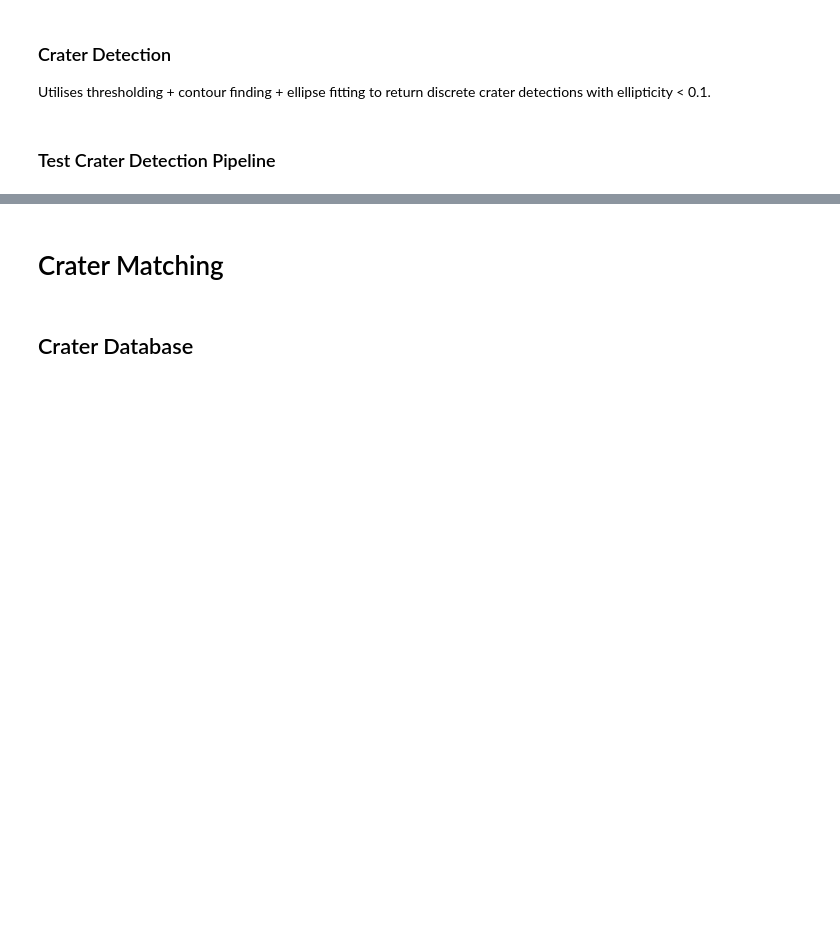
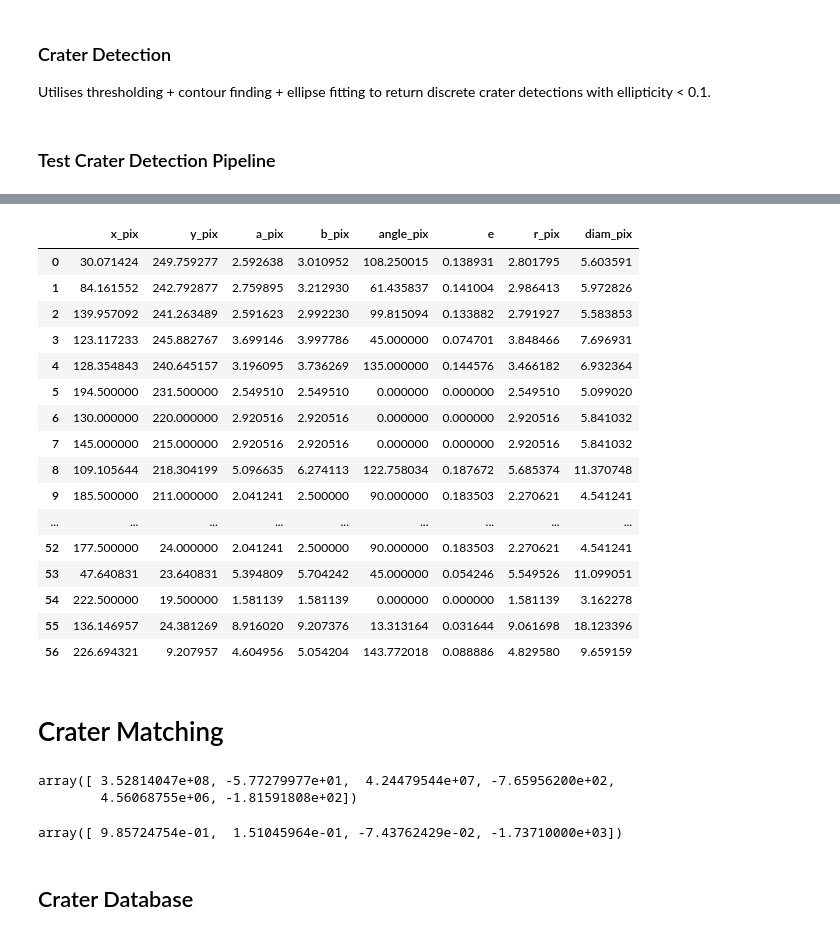
Before and after one commit to wdoppenberg/crater-detection, a Jupyter notebook: notebooks/crater_identification.ipynb, the cells around one changed output, grey strips where cells are left out. Drawn from its saved outputs; the diff is of its cells as text; code cells hidden in the pictures; blank space fills up the shorter version.

```diff
--- a/notebooks/crater_identification.ipynb
+++ b/notebooks/crater_identification.ipynb
@@ -38,6 +50,8 @@ checkpoint = torch.load(checkpoint_path)
 net.load_state_dict(checkpoint)
 net.eval()
 
-exp = OpenVINOHandler('DeepMoon', device='CPU', root='../VPU/IR/')
-exp
+try:
+    exp = OpenVINOHandler('DeepMoon', device='MYRIAD', root='../VPU/IR/')
+except NameError:
+    print("OpenVINOHandler could not be instantiated. See import cell above for more details.")
 # %% [output]
@@ -76,7 +90,7 @@ def crater_detection(mask, threshold_lower=80):
     mask = np.uint8(mask*255)
     ret, thresh = cv2.threshold(mask, threshold_lower, 255, 0)
     # thresh = skeletonise(thresh)
-    contours, hierarchy = cv2.findContours(thresh, cv2.RETR_TREE, cv2.CHAIN_APPROX_SIMPLE)
+    _, contours, _ = cv2.findContours(thresh, cv2.RETR_TREE, cv2.CHAIN_APPROX_SIMPLE)
     contours = [cnt for cnt in contours if (len(cnt) >= 5)]
 
     convex_hulls = [cv2.convexHull(cnt) for cnt in contours]
@@ -136,6 +150,12 @@ for i, r in df_target.iterrows():
     target_mask = cv2.ellipse(target_mask, center_coordinates, axes_length,
                angle, 0, 360, (255, 255, 255), 1)
 # %%
-batch = torch.Tensor(img_test.reshape(1, 1, 256, 256))
-with torch.no_grad():
-    out = net(batch)
+%%time
+batch = img_test.reshape(1, 1, 256, 256)
+try:
+    out = exp.infer(batch)
+except NameError:
+    print("OpenVINOHandler is not available. Using PyTorch for inference...")
+    with torch.no_grad():
+        out = net(torch.Tensor(batch))
+        out = out.numpy()
@@ -166,2 +191,22 @@ print(f"{len(df_detections)} craters detected!")
+# %%
+df_detections
+# %% [output]
+|  | x_pix | y_pix | a_pix | b_pix | angle_pix | e | r_pix | diam_pix |
+| 0 | 30.071424 | 249.759277 | 2.592638 | 3.010952 | 108.250015 | 0.138931 | 2.801795 | 5.603591 |
+| 1 | 84.161552 | 242.792877 | 2.759895 | 3.212930 | 61.435837 | 0.141004 | 2.986413 | 5.972826 |
+| 2 | 139.957092 | 241.263489 | 2.591623 | 2.992230 | 99.815094 | 0.133882 | 2.791927 | 5.583853 |
+| 3 | 123.117233 | 245.882767 | 3.699146 | 3.997786 | 45.000000 | 0.074701 | 3.848466 | 7.696931 |
+| 4 | 128.354843 | 240.645157 | 3.196095 | 3.736269 | 135.000000 | 0.144576 | 3.466182 | 6.932364 |
+| 5 | 194.500000 | 231.500000 | 2.549510 | 2.549510 | 0.000000 | 0.000000 | 2.549510 | 5.099020 |
+| 6 | 130.000000 | 220.000000 | 2.920516 | 2.920516 | 0.000000 | 0.000000 | 2.920516 | 5.841032 |
+| 7 | 145.000000 | 215.000000 | 2.920516 | 2.920516 | 0.000000 | 0.000000 | 2.920516 | 5.841032 |
+| 8 | 109.105644 | 218.304199 | 5.096635 | 6.274113 | 122.758034 | 0.187672 | 5.685374 | 11.370748 |
+| 9 | 185.500000 | 211.000000 | 2.041241 | 2.500000 | 90.000000 | 0.183503 | 2.270621 | 4.541241 |
+| ... | ... | ... | ... | ... | ... | ... | ... | ... |
+| 52 | 177.500000 | 24.000000 | 2.041241 | 2.500000 | 90.000000 | 0.183503 | 2.270621 | 4.541241 |
+| 53 | 47.640831 | 23.640831 | 5.394809 | 5.704242 | 45.000000 | 0.054246 | 5.549526 | 11.099051 |
+| 54 | 222.500000 | 19.500000 | 1.581139 | 1.581139 | 0.000000 | 0.000000 | 1.581139 | 3.162278 |
+| 55 | 136.146957 | 24.381269 | 8.916020 | 9.207376 | 13.313164 | 0.031644 | 9.061698 | 18.123396 |
+| 56 | 226.694321 | 9.207957 | 4.604956 | 5.054204 | 143.772018 | 0.088886 | 4.829580 | 9.659159 |
 # %% [markdown]
 # Crater Matching
@@ -167,0 +229,23 @@ print(f"{len(df_detections)} craters detected!")
+# %%
+A_i = np.matrix(craters[25])
+A_j = np.matrix(craters[26])
+A_k = np.matrix(craters[27])
+
+def matrix_adjugate(matrix):
+    return (np.linalg.inv(matrix).T * np.linalg.det(matrix)).T
+
+class coplanar_invariants:
+    def __init__(self, A1, A2, A3):
+        self.I_ij, self.I_ji = LA.det(A1) * np.trace(LA.inv(A1) @ A2), np.trace(LA.inv(A2) @ A1)
+        self.I_ik, self.I_ki = LA.det(A1) * np.trace(LA.inv(A1) @ A3), np.trace(LA.inv(A3) @ A1)
+        self.I_jk, self.I_kj = LA.det(A2) * np.trace(LA.inv(A2) @ A3), np.trace(LA.inv(A3) @ A2)
+        self.I_ijk = np.trace((matrix_adjugate(A2 + A3) - matrix_adjugate(A2 - A3)) @ A1)
+
+    def get_pattern(self):
+        return np.array([self.I_ij, self.I_ji, self.I_ik, self.I_ki, self.I_jk, self.I_kj])
+
+ci = coplanar_invariants(A_i, A_j, A_k)
+ci.get_pattern()
+# %% [output]
+array([ 3.52814047e+08, -5.77279977e+01,  4.24479544e+07, -7.65956200e+02,
+        4.56068755e+06, -1.81591808e+02])
@@ -168,3 +263,19 @@ print(f"{len(df_detections)} craters detected!")
+# %%
+lat, long = selection['lat_t'].to_numpy(), selection['long_t'].to_numpy()
+p_Mi = selenographic3d(lat, long)
+p_Mi
+
+k = np.array([0, 0, 1]).T
+u_i = p_Mi / LA.norm(p_Mi)
+e_i = np.cross(k, u_i) / LA.norm(np.cross(k, u_i))
+n_i = np.cross(u_i, e_i) / LA.norm(np.cross(u_i, e_i))
+
+transformation_matrix = np.concatenate((u_i.T, e_i.T, n_i.T), 1)
+transformation_matrix
+plane = np.append(u_i, -1737.1)
+plane
+# %% [output]
+array([ 9.85724754e-01,  1.51045964e-01, -7.43762429e-02, -1.73710000e+03])
 # %%
 def latlong2cartesian(lat, long, alt=0, rad=1737.1):
     """
```
Also changed, not shown: parts of 17 cells of this notebook, 5 other files.
